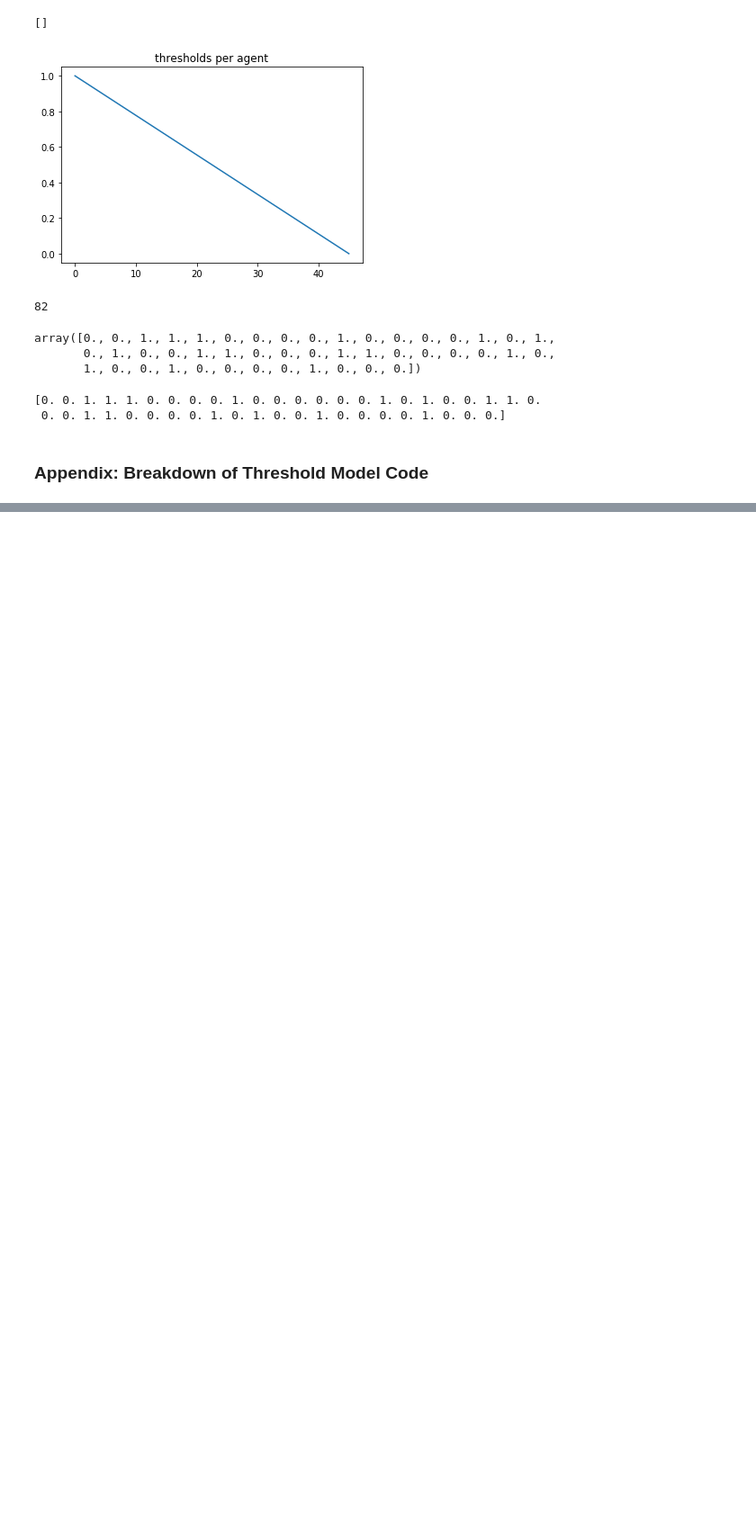
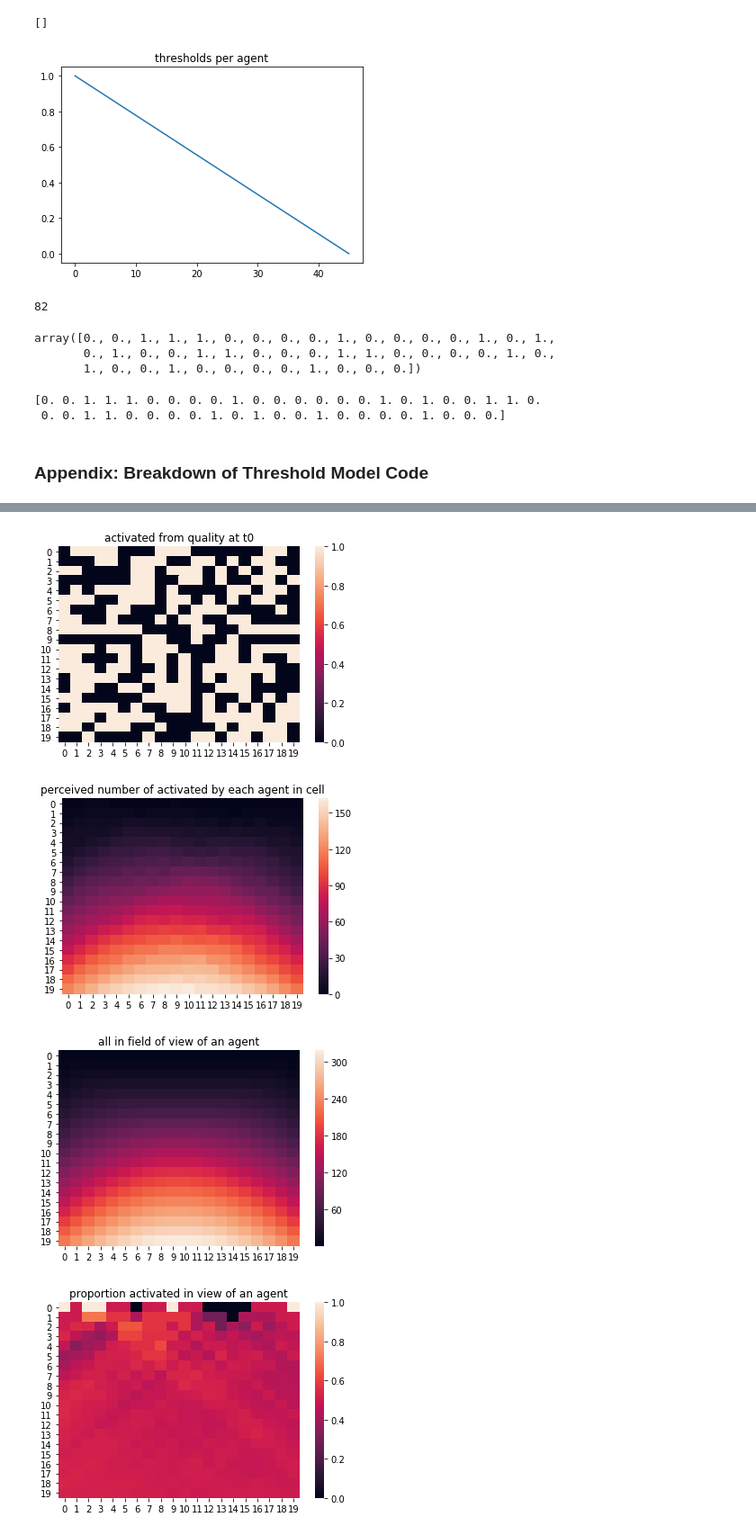
Before and after one commit to PrinceJavier/phdds_segregation_peer_effects, a Jupyter notebook: Appendix_Code _Breakdown.ipynb, the cells around one changed output, grey strips where cells are left out. Shown: that part at 90% size. Saved outputs shown, nothing was run; the diff lists cells and outputs as text; code cells hidden in the pictures; blank space fills up the shorter version.

```diff
--- a/Appendix_Code _Breakdown.ipynb
+++ b/Appendix_Code _Breakdown.ipynb
@@ -789,0 +914,33 @@ def run_thresh_sim(neighborhood, props, thresh, new_dir):
+# %%
+# number of activated agents in field of vision
+options = dict(mode='same', boundary='fill') # here's a neat way to define arguments
+act_perceived = correlate2d(act_matrix, kernel, **options) # perceived activation
+all_perceived = correlate2d(np.ones(shape=(n,n)), kernel, **options) # all agents in field of view
+act_prop_perceived = act_perceived / all_perceived
+
+# those who will activate at t + 1
+act_new = (act_prop_perceived > p_thresh_matrix).astype(int)
+
+# those who will deactivate at t + 1
+deact_new = (act_prop_perceived < p_thresh_matrix).astype(int)
+
+sns.heatmap(act_matrix, annot=False)
+plt.title('activated from quality at t0')
+plt.show()
+
+sns.heatmap(act_perceived, annot=False)
+plt.title('perceived number of activated by each agent in cell')
+plt.show()
+
+sns.heatmap(all_perceived, annot=False)
+plt.title('all in field of view of an agent')
+plt.show()
+
+sns.heatmap(act_prop_perceived, annot=False)
+plt.title('proportion activated in view of an agent')
+plt.show()
+# %% [output]
+[figure, added]
+[figure, added]
+[figure, added]
+[figure, added]
```
Also changed, not shown: parts of 7 cells of this notebook, 1 other file.
